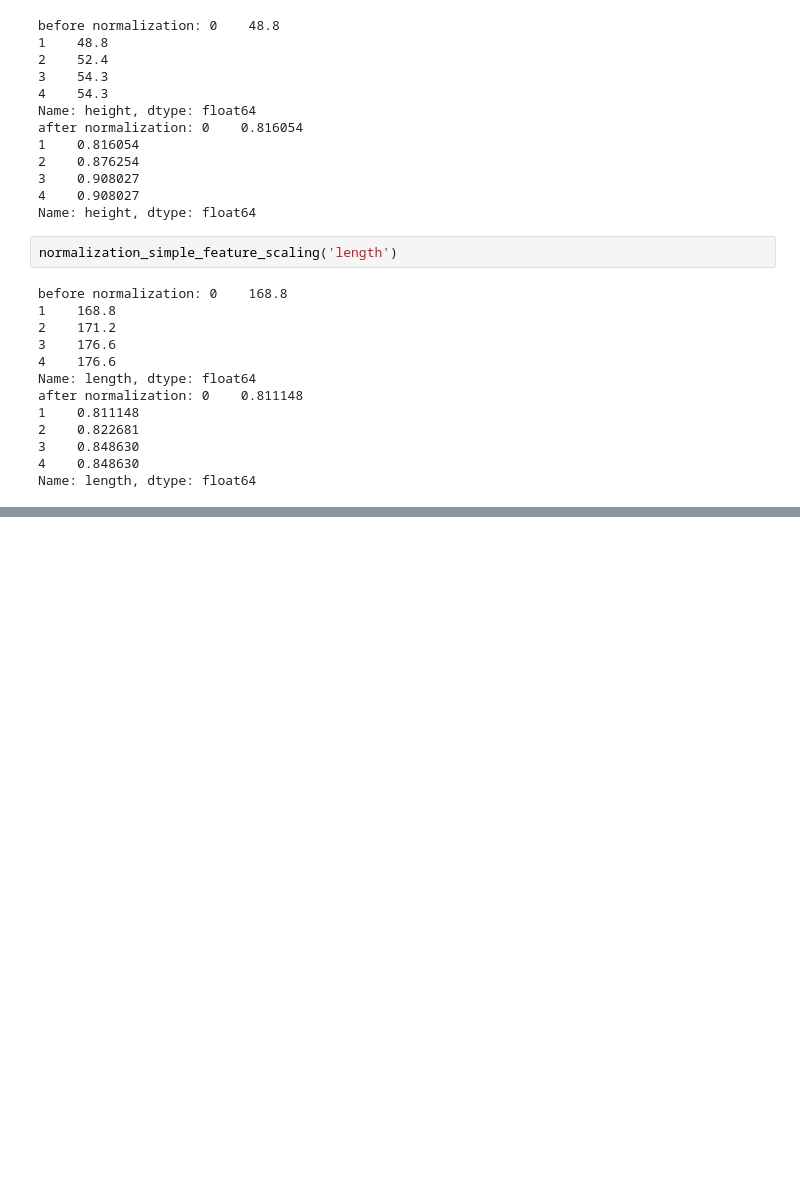
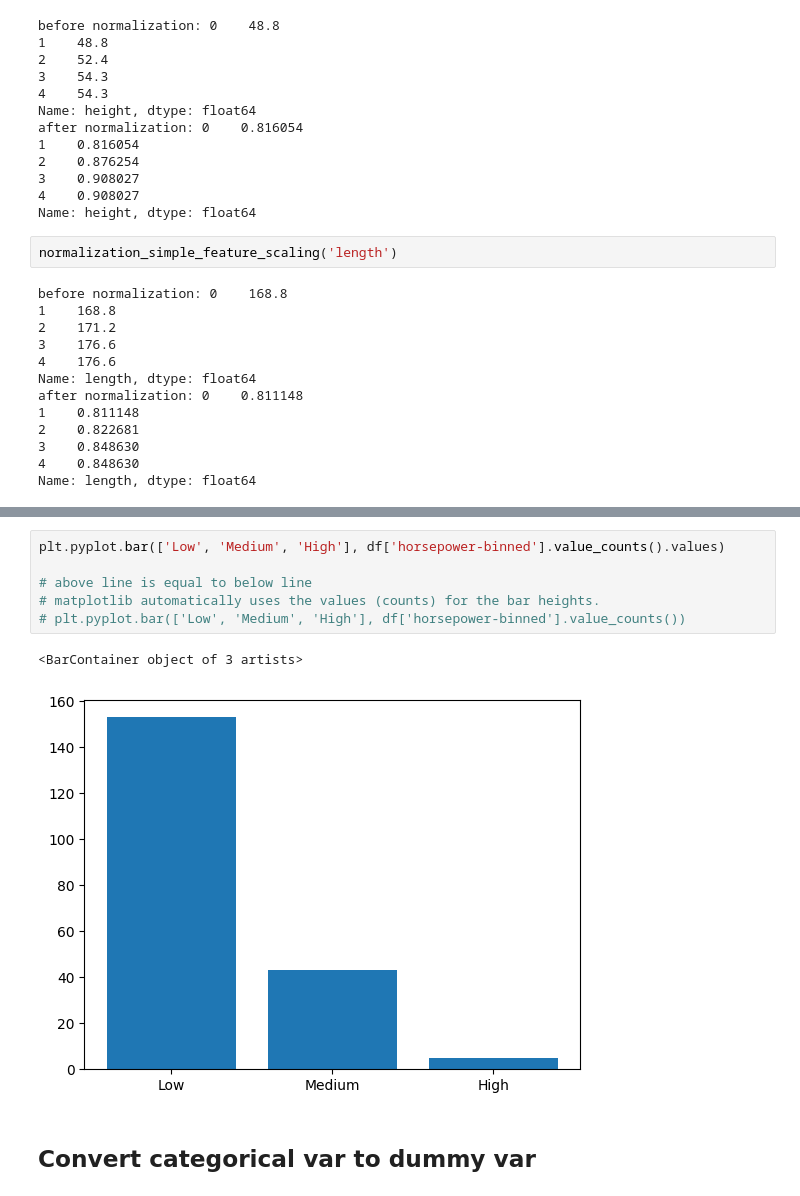
Before and after one commit to fateme-alk/learning, a Jupyter notebook: IBM_data_analysis/cleaned_automobile_dataset.ipynb, the cells around one changed output, grey strips where cells are left out. Drawn from its saved outputs; the diff is of its cells as text; blank space fills up the shorter version.

```diff
--- a/IBM_data_analysis/cleaned_automobile_dataset.ipynb
+++ b/IBM_data_analysis/cleaned_automobile_dataset.ipynb
@@ -458,0 +512,11 @@ Name: length, dtype: float64
+# %%
+plt.pyplot.bar(['Low', 'Medium', 'High'], df['horsepower-binned'].value_counts().values)
+
+# above line is equal to below line
+# matplotlib automatically uses the values (counts) for the bar heights.
+# plt.pyplot.bar(['Low', 'Medium', 'High'], df['horsepower-binned'].value_counts())
+# %% [output]
+<BarContainer object of 3 artists>
+[figure, added]
+# %% [markdown]
+## Convert categorical var to dummy var
```
Also changed, not shown: parts of 16 cells of this notebook.
